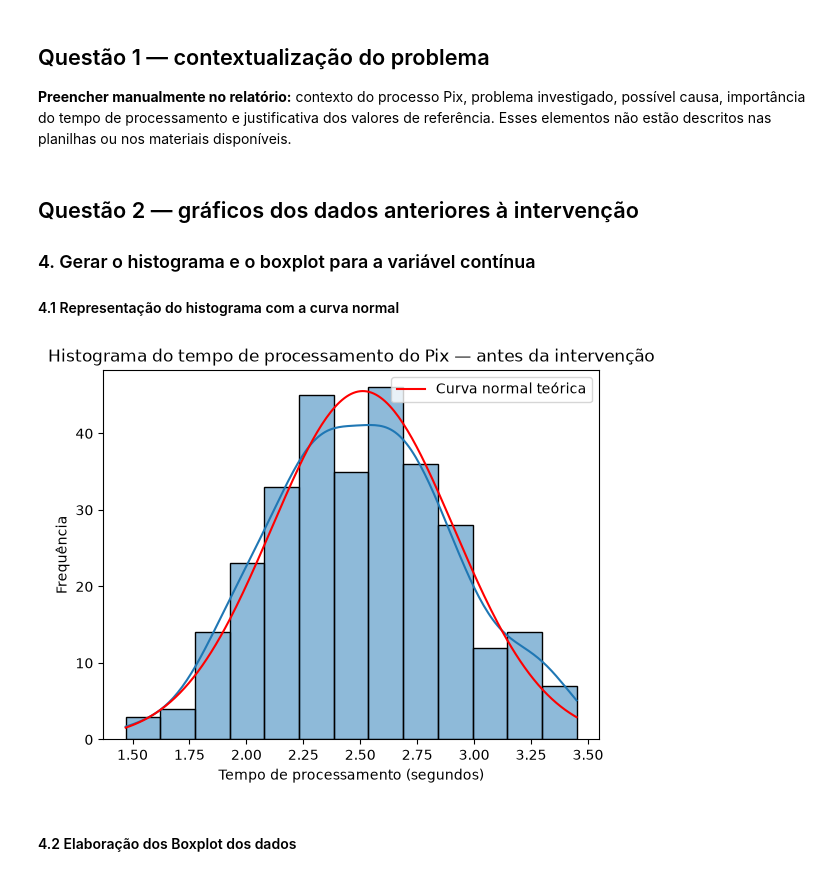
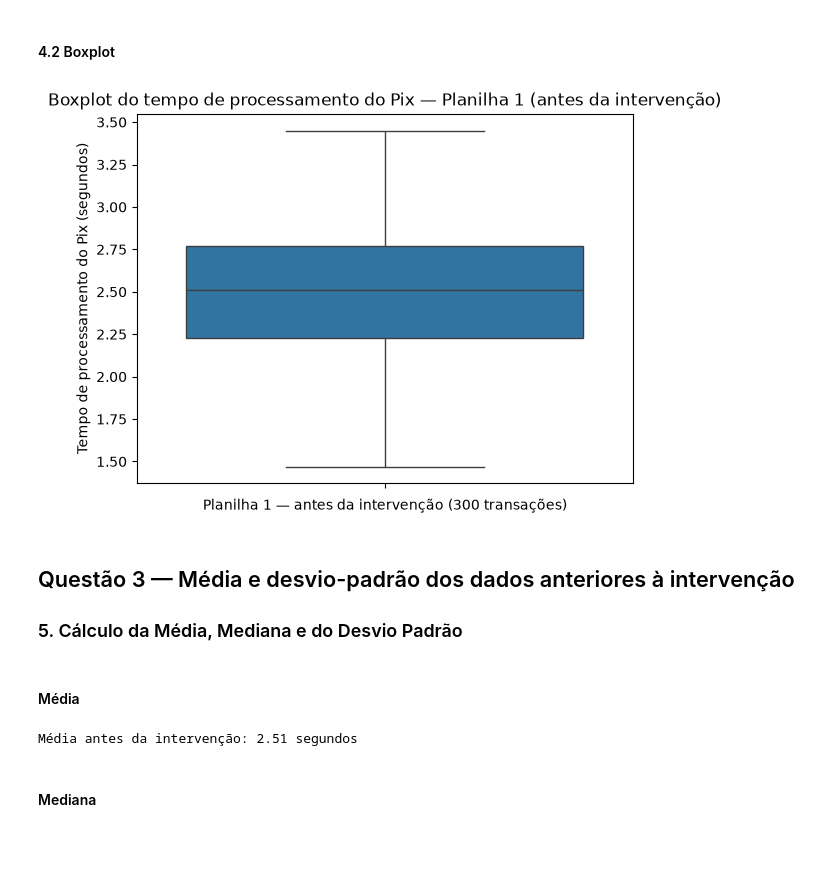
Before and after one commit to Grolla05/Projeto-2-Estatistica-E-Analise-de-dados, a Jupyter notebook: SPRINT1/Notebook_1_Analise_Antes_Intervencao.ipynb, the cells around one changed output. Drawn from its saved outputs; the diff is of its cells as text; code cells hidden in the pictures; blank space fills up the shorter version.

```diff
--- a/SPRINT1/Notebook_1_Analise_Antes_Intervencao.ipynb
+++ b/SPRINT1/Notebook_1_Analise_Antes_Intervencao.ipynb
@@ -66,44 +92,31 @@ df_depois
+# %% [markdown]
+#### 4.2 Boxplot
+# %%
+# Plota o boxplot, como no item 4.2 do material.
+sns.boxplot(data=df[coluna])
+# Define o título do gráfico, identificando a variável e o momento da coleta.
+plt.title("Boxplot do tempo de processamento do Pix — Planilha 1 (antes da intervenção)")
+# Identifica no eixo x a planilha representada.
+plt.xlabel("Planilha 1 — antes da intervenção (300 transações)")
+# Identifica a variável e a unidade de medida no eixo y.
+plt.ylabel("Tempo de processamento do Pix (segundos)")
+# Exibe o gráfico.
+plt.show()
+# %% [output]
+[figure, added]
 # %% [markdown]
-## Questão 1 — contextualização do problema
+## Questão 3 — Média e desvio-padrão dos dados anteriores à intervenção
 
-**Preencher manualmente no relatório:** contexto do processo Pix, problema investigado, possível causa, importância do tempo de processamento e justificativa dos valores de referência. Esses elementos não estão descritos nas planilhas ou nos materiais disponíveis.
+### 5. Cálculo da Média, Mediana e do Desvio Padrão
 # %% [markdown]
-## Questão 2 — gráficos dos dados anteriores à intervenção
-
-### 4. Gerar o histograma e o boxplot para a variável contínua
-
-#### 4.1 Representação do histograma com a curva normal
+#### Média
 # %%
-# Calcula a média e o desvio-padrão da coluna de interesse (Tempo_processamento_seg) da planilha antes da intervenção.
-media_curva = df_antes[coluna].mean()
-
-# Calcula o desvio-padrão da coluna de interesse (Tempo_processamento_seg) da planilha antes da intervenção.
-desvio_curva = df_antes[coluna].std()
-
-# Plota o histograma da coluna de interesse (Tempo_processamento_seg) da planilha antes da intervenção, com a curva normal teórica sobreposta.
-eixo = sns.histplot(data=df_antes[coluna], kde=True)
-
-# Curva normal teórica (média e desvio-padrão da Planilha 1), escalada para frequência
-largura_classe = eixo.patches[0].get_width()
-minimo, maximo = df_antes[coluna].min(), df_antes[coluna].max()
-
-# Gera os valores de x e y para a curva normal teórica
-x_curva = [minimo + i * (maximo - minimo) / 200 for i in range(201)]
-y_curva = [
-    len(df_antes[coluna]) * largura_classe
-    * math.exp(-((x - media_curva) ** 2) / (2 * desvio_curva ** 2))
-    / (desvio_curva * math.sqrt(2 * math.pi))
-    for x in x_curva
-]
-plt.plot(x_curva, y_curva, color="red", label="Curva normal teórica")
-
-plt.title("Histograma do tempo de processamento do Pix — antes da intervenção")
-plt.xlabel("Tempo de processamento (segundos)")
-plt.ylabel("Frequência")
-plt.legend()
-plt.show()
+# mean -> calcula a média aritmética dos tempos (arredondada em 2 casas).
+media = round(df[coluna].mean(), 2)
+# Mostra a média com a unidade de medida.
+print(f'Média antes da intervenção: {media} segundos')
 # %% [output]
-[figure, removed]
+Média antes da intervenção: 2.51 segundos
 # %% [markdown]
-#### 4.2 Elaboração dos Boxplot  dos dados
+#### Mediana
 # %%
```
Also changed, not shown: parts of 84 cells of this notebook, 7 other files.
